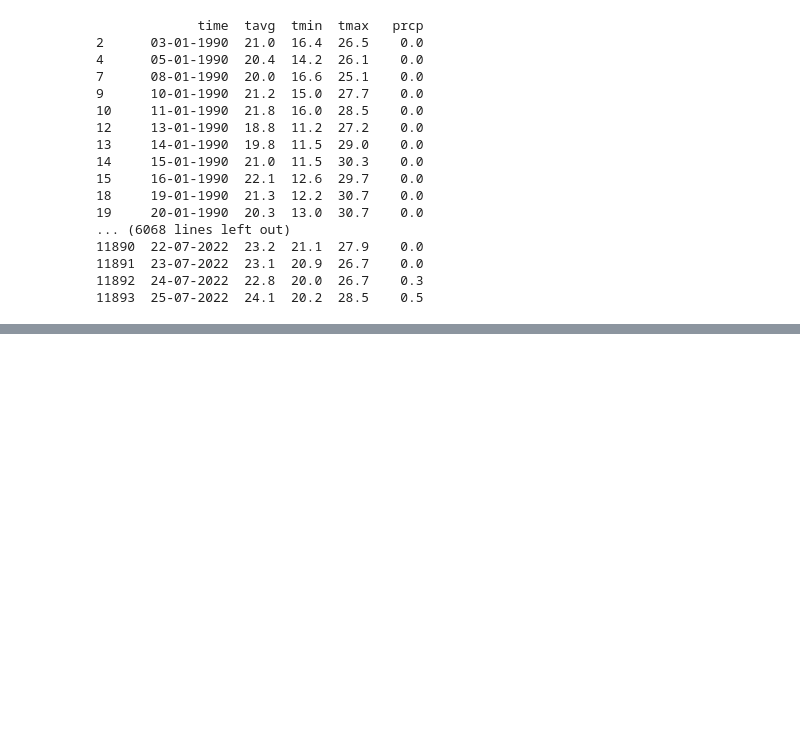
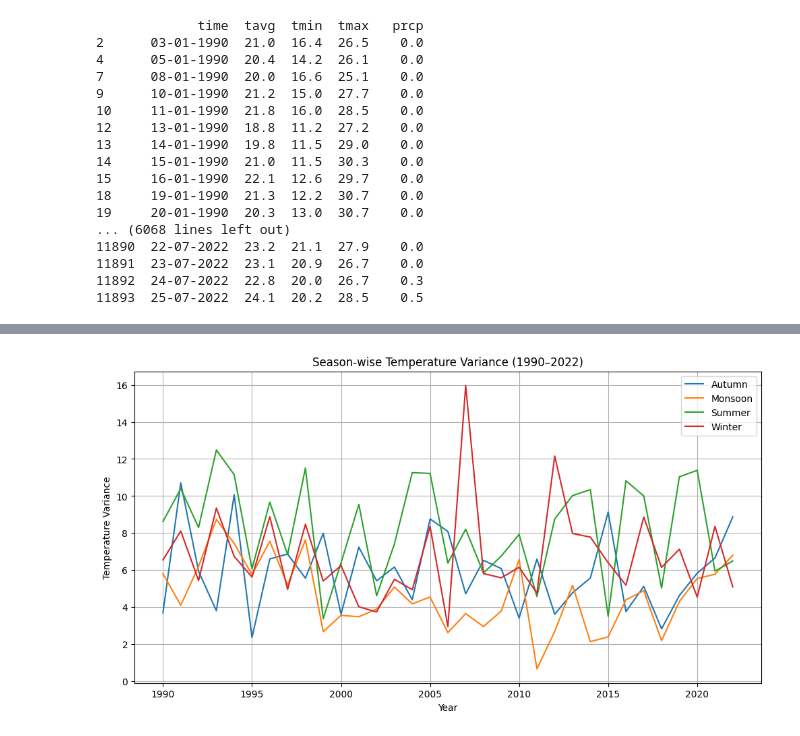
Before and after one commit to Gaurav-kumar228/Data_manuplation, a Jupyter notebook: Welcome_To_Colab.ipynb, the cells around one changed output, grey strips where cells are left out. Cells and saved outputs as stored; diff of their text form; code cells hidden in the pictures; blank space fills up the shorter version.

```diff
--- a/Welcome_To_Colab.ipynb
+++ b/Welcome_To_Colab.ipynb
@@ -375,0 +646,10 @@ print(df.to_string())
+# %%
+# Calculate variance per year per season
+seasonal_variance = (
+    df_max_temp
+    .groupby(['year', 'season'])['tmax']
+    .var()
+    .reset_index()
+)
+
+print(seasonal_variance.head())
@@ -375,0 +663,7 @@ print(df.to_string())
+# %%
+variance_pivot = seasonal_variance.pivot(
+    index='year',
+    columns='season',
+    values='tmax'
+)
+print(variance_pivot)
@@ -375,0 +688,16 @@ print(df.to_string())
+# %%
+import matplotlib.pyplot as plt
+
+plt.figure(figsize=(12,6))
+
+for season in variance_pivot.columns:
+    plt.plot(variance_pivot.index, variance_pivot[season], label=season)
+
+plt.xlabel('Year')
+plt.ylabel('Temperature Variance')
+plt.title('Season-wise Temperature Variance (1990–2022)')
+plt.legend()
+plt.grid(True)
+plt.show()
+# %% [output]
+[figure, added]
```
Also changed, not shown: parts of 15 cells of this notebook.
